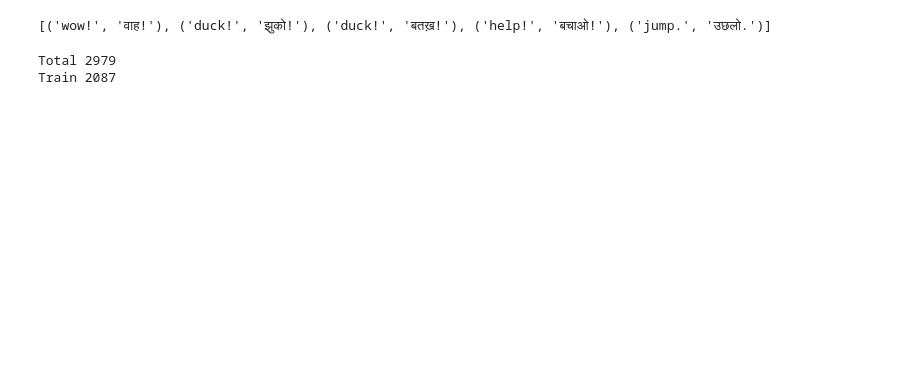
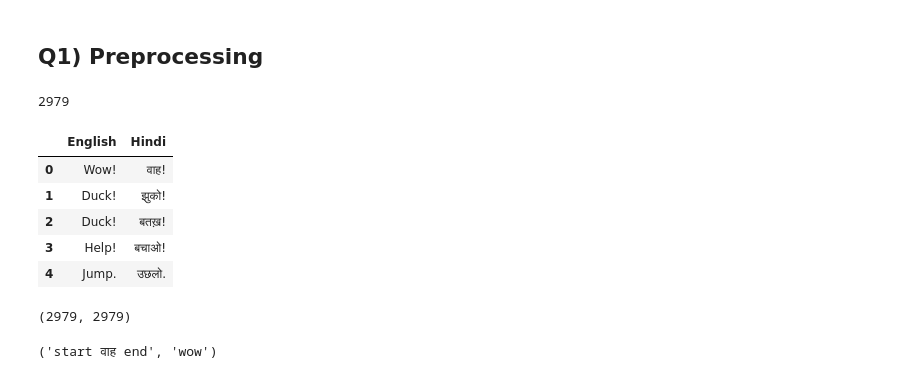
Before and after one commit to dhzdhd/DSE, a Jupyter notebook: Year 3/Semester 5/DL lab/Week 8/W8.ipynb, the cells around one changed output. Cells and saved outputs as stored; diff of their text form; code cells hidden in the pictures; blank space fills up the shorter version.

```diff
--- a/Year 3/Semester 5/DL lab/Week 8/W8.ipynb
+++ b/Year 3/Semester 5/DL lab/Week 8/W8.ipynb
@@ -17,27 +21,42 @@ import random
-# %%
-pairs = []
-
-with open("hin.txt") as f:
-    for i in f.readlines():
-        words = i.split('\t')
-        pairs.append((words[0].lower(), words[1]))
-
-print(pairs[0:5])
-# %% [output]
-[('wow!', 'वाह!'), ('duck!', 'झुको!'), ('duck!', 'बतख़!'), ('help!', 'बचाओ!'), ('jump.', 'उछलो.')]
-# %%
-random.shuffle(pairs)
-val_samples = int(0.15 * len(pairs))
-train_samples = len(pairs) - 2 * val_samples
-
-train_pairs = pairs[:train_samples]
-val_pairs = pairs[train_samples:train_samples + val_samples]
-test_pairs = pairs[train_samples + val_samples:]
-
-print(f"Total {len(pairs)}")
-print(f"Train {len(train_pairs)}")
-# %% [output]
-Total 2979
-Train 2087
+# %%
+with open('hin.txt','r') as f:
+  data = f.read()
+# %% [markdown]
+## Q1) Preprocessing
+# %%
+uncleaned_data_list = data.split('\n')
+uncleaned_data_list.pop()
+len(uncleaned_data_list)
+# %% [output]
+2979
+# %%
+english_word = []
+hindi_word = []
+cleaned_data_list = []
+
+for word in uncleaned_data_list:
+  split = word.split('\t')
+  english_word.append(split[0])
+  hindi_word.append(split[1])
+
+language_data = pd.DataFrame(columns=['English','Hindi'])
+language_data['English'] = english_word
+language_data['Hindi'] = hindi_word
+language_data.to_csv('language_data.csv', index=False)
+# %%
+language_data.head()
+# %% [output]
+|  | English | Hindi |
+| 0 | Wow! | वाह! |
+| 1 | Duck! | झुको! |
+| 2 | Duck! | बतख़! |
+| 3 | Help! | बचाओ! |
+| 4 | Jump. | उछलो. |
+# %%
+english_text = language_data['English'].values
+hindi_text = language_data['Hindi'].values
+len(english_text), len(hindi_text)
+# %% [output]
+(2979, 2979)
 # %%
 english_text_ = [x.lower() for x in english_text]
@@ -69,3 +88,8 @@ hindi_text_ = [re.sub("[\u200d]","",x) for x in hindi_text_]
 
 english_text_ = [x.strip() for x in english_text_]
 hindi_text_ = [x.strip() for x in hindi_text_]
+# %%
+hindi_text_ = ["start " + x + " end" for x in hindi_text_]
+hindi_text_[0], english_text_[0]
+# %% [output]
+('start वाह end', 'wow')
```
Also changed, not shown: parts of 28 cells of this notebook, 2 other files.
